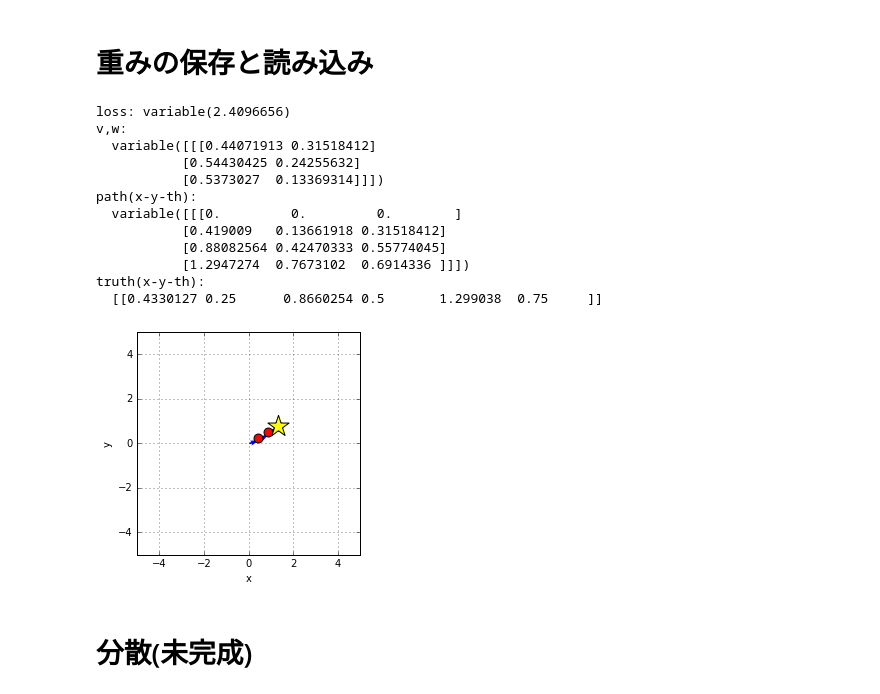
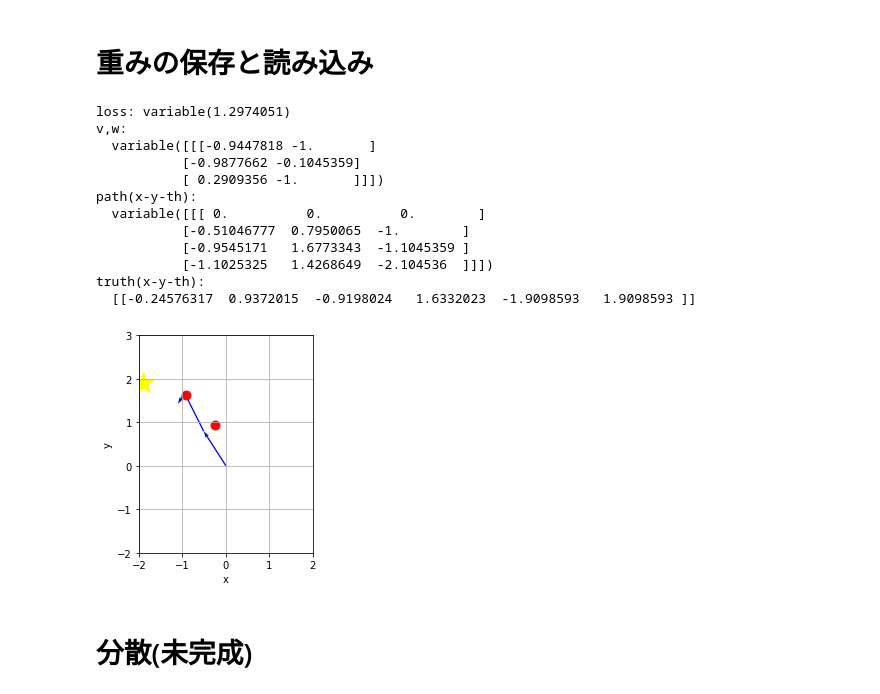
Before and after one commit to yotaseki/ParameterLearning, a Jupyter notebook: MovingCar.ipynb, the cells around one changed output. Saved outputs shown, nothing was run; the diff lists cells and outputs as text; code cells hidden in the pictures.

Commit message:
curve

```diff
--- a/MovingCar.ipynb
+++ b/MovingCar.ipynb
@@ -150,6 +253,6 @@ def read_path_csv(filename,plot=0):
 # %%
-path = read_path_csv('path.csv',plot=1)
-print path
+test_path = read_path_csv('path.csv',plot=1)
+print(test_path)
 # %% [output]
 [[0.0000e+00 0.0000e+00 1.5976e-01]
  [1.0012e-02 1.6380e-03 1.5976e-01]
@@ -313,29 +452,20 @@ def train(x_data, max_epoch, batch_size, snapshot=10):
     return model
 # %%
 # Dataset
-data_len = 2
+data_len = 3*2
 data_size = 1000
-# step 1
-r, theta = random_point(data_size,0.5,0.8,-90,90 )
-step1 = generate_dataset(r,theta,data_len,plot=0)
-# step 2
-r, _ = random_point(data_size,1,1.3,-90,90 )
-step2 = generate_dataset(r,theta,data_len,plot=0)
-# step 3
-r, _ = random_point(data_size,1.5,1.8,-90,90 )
-step3 = generate_dataset(r,theta,data_len,plot=0)
-sample_dataX = np.concatenate((sample_step1,sample_step2,sample_step3),axis=1)
 
 # Parameter
-batch_size = 10
-max_epoch  = 30
+batch_size = 100
+max_epoch  = 2000
+iteration = data_size / batch_size * max_epoch
 snapshot = 100
 num_step = 3
 input_dim = num_step*2
 
 # Training
 start_t = time.time()
-model = train(sample_dataX, max_epoch, batch_size, snapshot)
+model = train(train_data, max_epoch, batch_size, snapshot)
 process_time = time.time() - start_t
-print 'Time :{}'.format(process_time)
+print('Time :{}'.format(process_time))
 # %% [output]
@@ -365,10 +495,10 @@ def predict(model, x_test, plot=0, xlim=[-5,5],ylim=[-5,5]):
     car = CartLayer(len(y))
     predpos = calc_car_pos(car, y)
     truepos = Variable(x_test)
-    loss = loss_function(y, x_data)
-    print "loss: {}".format(loss)
-    print "v,w: \n  {}".format(y)
-    print "path(x-y-th): \n  {}".format(car.path)
-    print "truth(x-y-th): \n  {}".format(x_test)
+    loss,msg = loss_function(y, x_data)
+    print("loss: {}".format(loss))
+    print("v,w: \n  {}".format(y))
+    print("path(x-y-th): \n  {}".format(car.path))
+    print("truth(x-y-th): \n  {}".format(x_test))
     if(plot>0):
-        plot_path(car.path.data, np.reshape(x_data.data, (len(x_data[0])/2, 2)),xlim,ylim)
+        plot_path(car.path.data, np.reshape(x_data.data, (int(len(x_data[0])/2), 2)),xlim,ylim)
@@ -394,0 +505,6 @@ truth(x-y-th):
+# %%
+l = 3
+path = make_arc_path_2(l,np.pi/6)
+via_path = get_n_point_from_path_2(data_len/2,path)
+sample_x_test = np.array([via_path.flatten()],dtype=np.float32)
+predict(model, sample_x_test, plot=1, xlim=[-5,5], ylim=[-5,5])
@@ -432,19 +564,19 @@ load_model = load_pretrained('tmp.model')
 # %%
-predict(load_model, sample_x_test, plot=1)
+predict(load_model, sample_x_test, plot=1, xlim=[-2,2], ylim=[-2,3])
 # %% [output]
-loss: variable(2.4096656)
+loss: variable(1.2974051)
 v,w:
-  variable([[[0.44071913 0.31518412]
-           [0.54430425 0.24255632]
-           [0.5373027  0.13369314]]])
+  variable([[[-0.9447818 -1.       ]
+           [-0.9877662 -0.1045359]
+           [ 0.2909356 -1.       ]]])
 path(x-y-th):
-  variable([[[0.         0.         0.        ]
-           [0.419009   0.13661918 0.31518412]
-           [0.88082564 0.42470333 0.55774045]
-           [1.2947274  0.7673102  0.6914336 ]]])
+  variable([[[ 0.          0.          0.        ]
+           [-0.51046777  0.7950065  -1.        ]
+           [-0.9545171   1.6773343  -1.1045359 ]
+           [-1.1025325   1.4268649  -2.104536  ]]])
 truth(x-y-th):
-  [[0.4330127 0.25      0.8660254 0.5       1.299038  0.75     ]]
+  [[-0.24576317  0.9372015  -0.9198024   1.6332023  -1.9098593   1.9098593 ]]
-[figure, old version]
+[figure, new version]
 # %% [markdown]
 # 分散(未完成)
 # %%
```
Also changed, not shown: parts of 20 cells of this notebook.
